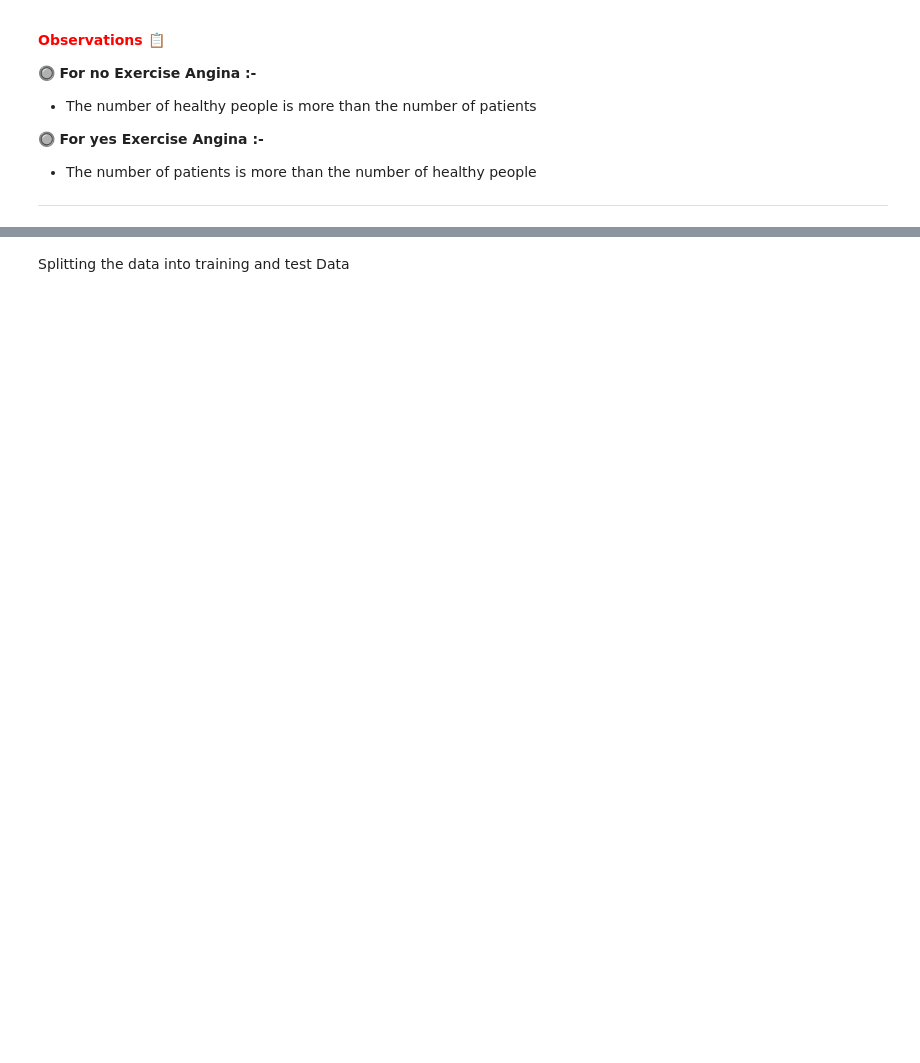
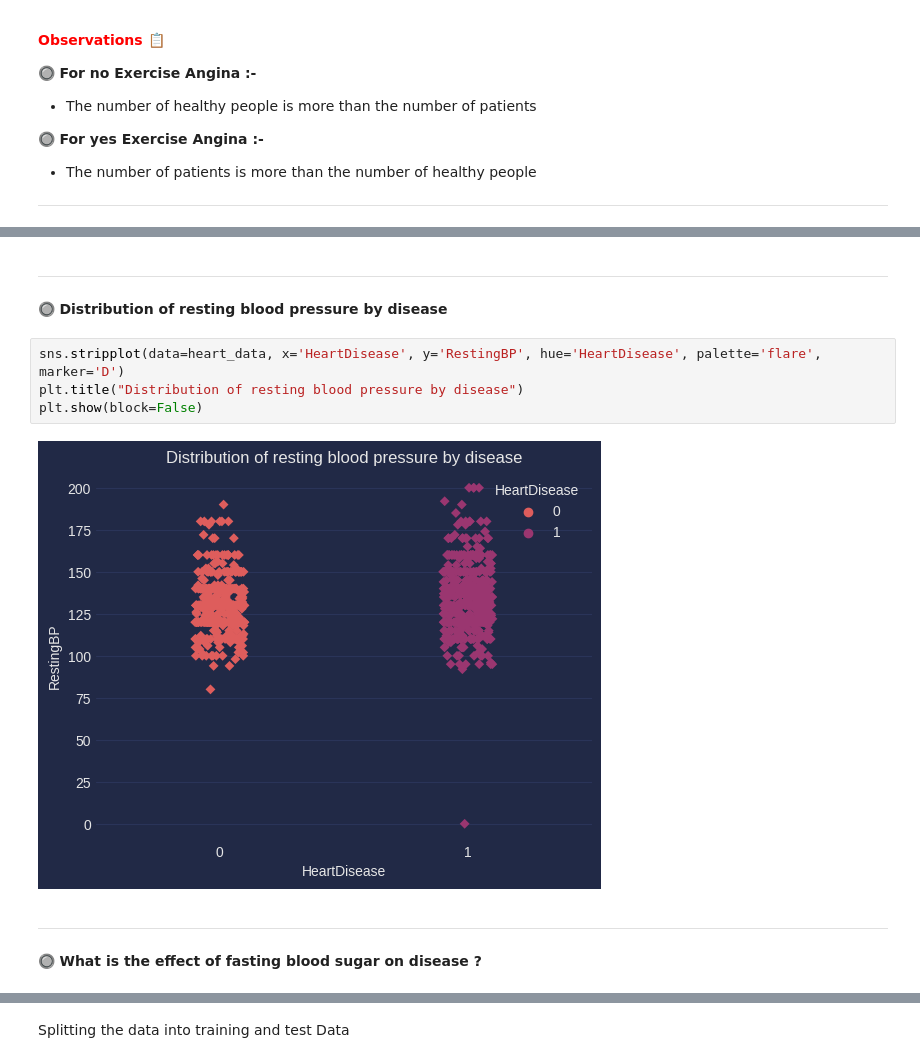
Before and after one commit to Zenith1618/Heart-Disease-Prediction, a Jupyter notebook: Heart_Disease_Prediction.ipynb, the cells around one changed output, grey strips where cells are left out. Cells and saved outputs as stored; diff of their text form; blank space fills up the shorter version.

```diff
--- a/Heart_Disease_Prediction.ipynb
+++ b/Heart_Disease_Prediction.ipynb
@@ -288,0 +345,14 @@ px.histogram(heart_data, x='ExerciseAngina', color='HeartDisease', template='plo
+# %% [markdown]
+--------------------------------------------------------------------------------
+# %% [markdown]
+🔘 **Distribution of resting blood pressure by disease**
+# %%
+sns.stripplot(data=heart_data, x='HeartDisease', y='RestingBP', hue='HeartDisease', palette='flare', marker='D')
+plt.title("Distribution of resting blood pressure by disease")
+plt.show(block=False)
+# %% [output]
+[figure, added]
+# %% [markdown]
+--------------------------------------------------------------------------------
+# %% [markdown]
+🔘 **What is the effect of fasting blood sugar on disease ?**
```
Also changed, not shown: parts of 86 cells of this notebook.
